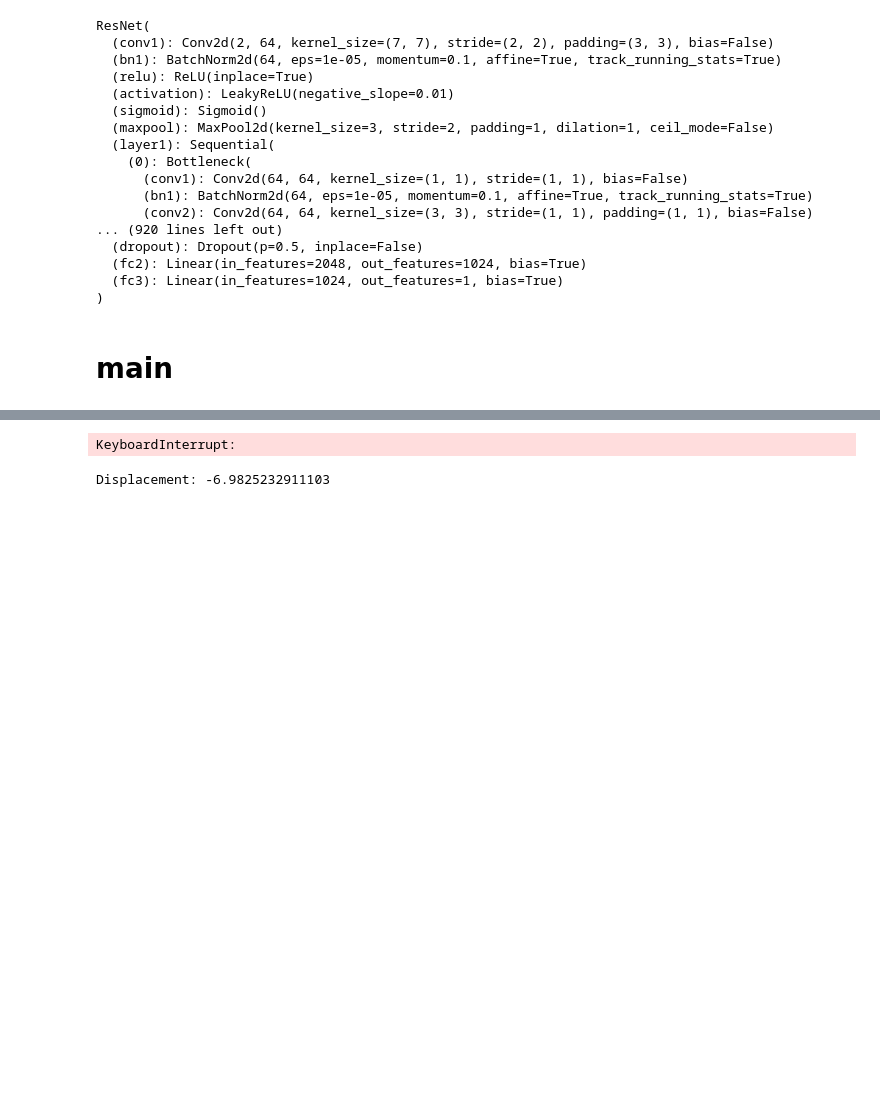
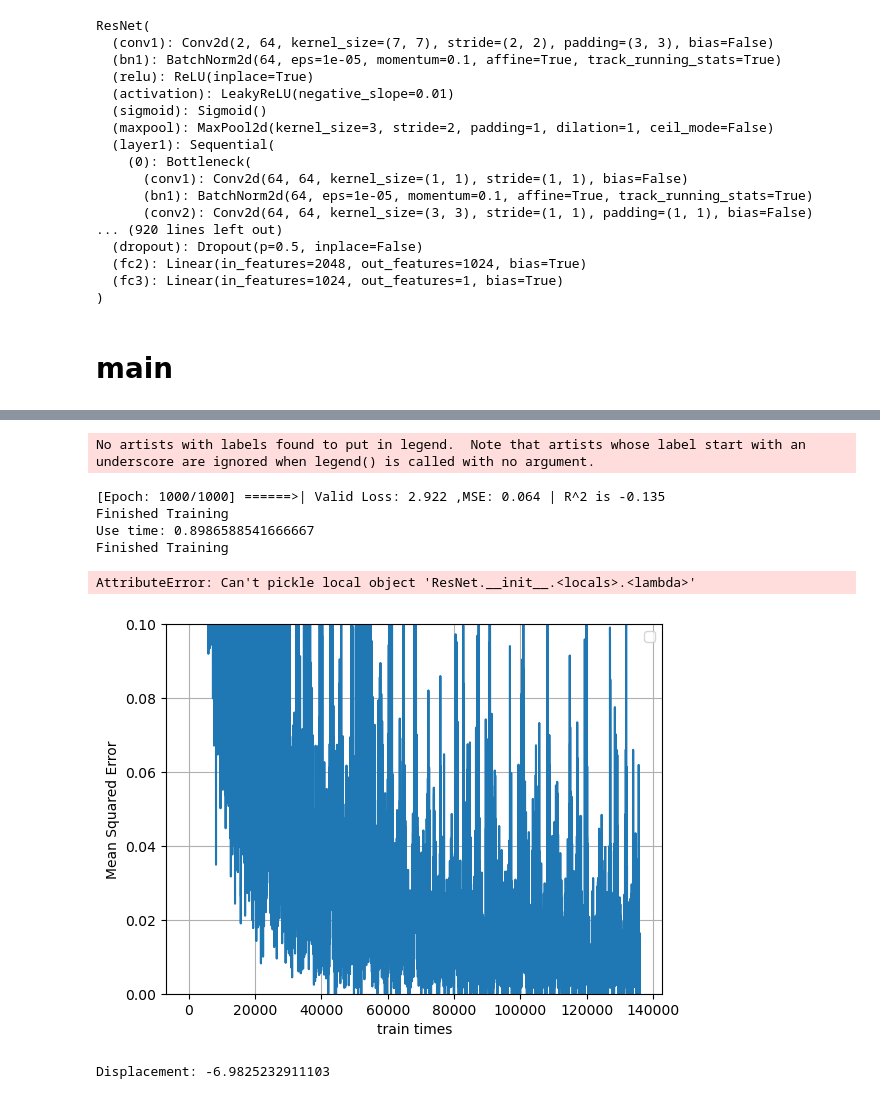
Before and after one commit to ChenYu-K/boltpd, a Jupyter notebook: dic_func.ipynb, the cells around one changed output, grey strips where cells are left out. Drawn from its saved outputs; the diff is of its cells as text; code cells hidden in the pictures; blank space fills up the shorter version.

```diff
--- a/dic_func.ipynb
+++ b/dic_func.ipynb
@@ -601,11 +616,11 @@ class HuberLossPena(nn.Module):
         return torch.mean(loss)
 
 # 学习率，越大学的越快，但也容易造成不稳定，准确率上下波动的情况
-LEARNING_RATE = 0.001
+LEARNING_RATE = 0.0001
 
 # 定义模型
 #net = BPNN()
-net = ResNet(block=Bottleneck, block_num=[3,4,36,3],num_classes=1)
+net = ResNet(block=Bottleneck, block_num=[3,4,6,3],num_classes=1)
 casename='caseCG-2'
 writer = SummaryWriter("./log/"+casename) #tensorboard
 
@@ -651,7 +666,7 @@ if __name__ == "__main__":
     device = torch.device("cuda:0" if torch.cuda.is_available() else "cpu")
     # device = torch.device("cpu")
     # Let's build our model
-    train(100,device)
+    train(1000,device)
     print('Finished Training')
     #Epochごとのlossの保存
     torch.save(net, "./result/"+casename+"/"+casename+".pt")
@@ -683,4 +698,10 @@ if __name__ == "__main__":
-KeyboardInterrupt:
+No artists with labels found to put in legend.  Note that artists whose label start with an underscore are ignored when legend() is called with no argument.
+[Epoch: 1000/1000] ======>| Valid Loss: 2.922 ,MSE: 0.064 | R^2 is -0.135
+Finished Training
+Use time: 0.8986588541666667
+Finished Training
+AttributeError: Can't pickle local object 'ResNet.__init__.<locals>.<lambda>'
+[figure, added]
 # %%
 print("Displacement:", displacement[1])
 # %% [output]
```
Also changed, not shown: parts of 11 cells of this notebook, 3 other files.
